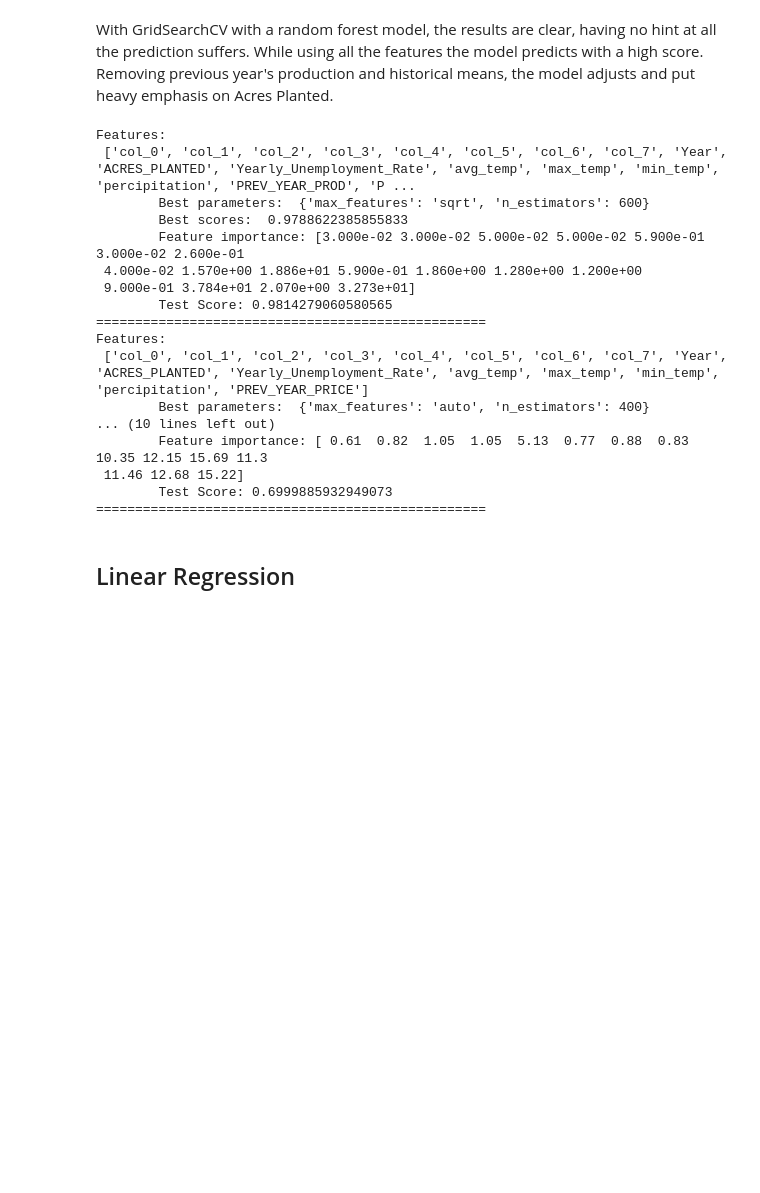
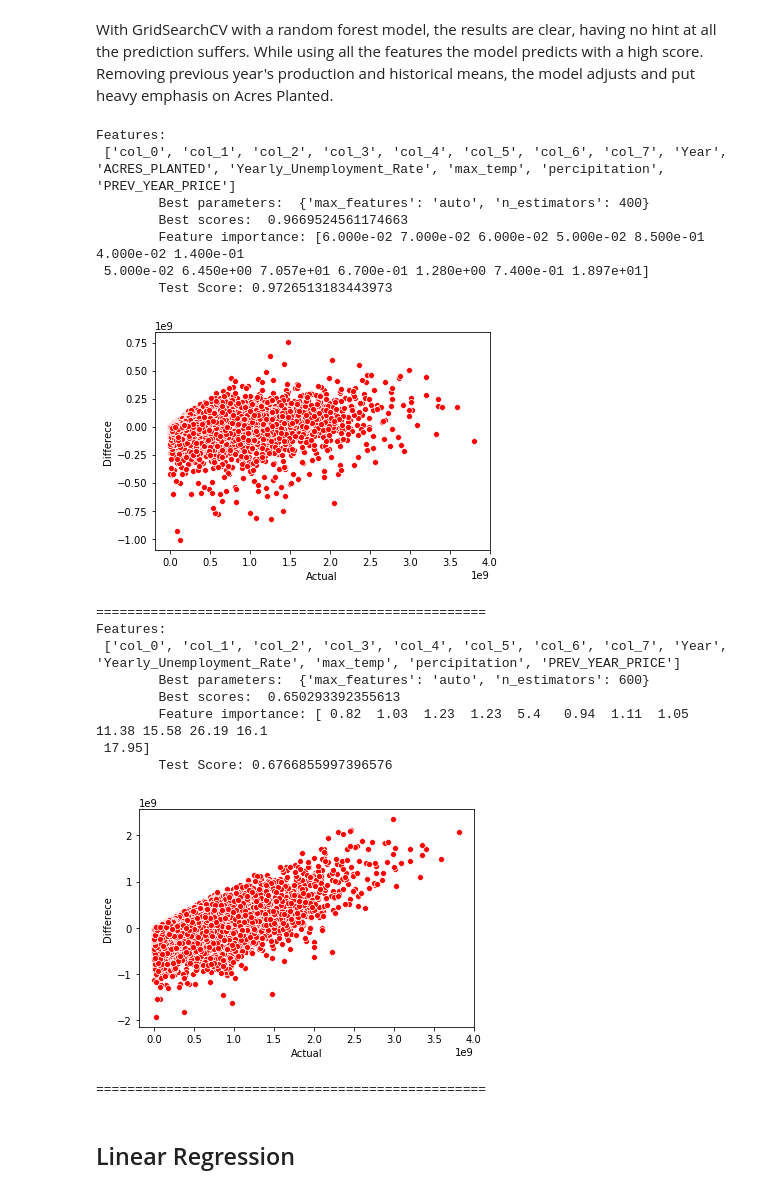
Before and after one commit to patelamol/springboard, a Jupyter notebook: Capstone 1/Scripts/Capstone 1 - Machine Learning.ipynb, the cells around one changed output. Drawn from its saved outputs; the diff is of its cells as text; code cells hidden in the pictures; blank space fills up the shorter version.

```diff
--- a/Capstone 1/Scripts/Capstone 1 - Machine Learning.ipynb
+++ b/Capstone 1/Scripts/Capstone 1 - Machine Learning.ipynb
@@ -72,0 +99,21 @@ There are two categorical columns that needs to be encoded, since regression doe
+# %%
+#Selecting features
+features_set = list(crop_df.columns)
+
+# dropping highly corrected features
+
+# Weather columns: most of them are highly correlated, but amoungs them Max tempeture has better correlation with target variable.
+# And percipitation is also less related to max temperatue. Keeping these two dropping others.
+features_set.remove('min_temp')
+features_set.remove('avg_temp')
+
+# Production related columns: all of them (ACRES_PLANTED, PREV_YEAR_PROD, MEAN) are highly correlated to production and among each other.
+# With such a high correction PREV_YEAR_PROD and MEAN, are direct hint to current year production.
+# Limiting to ACRES_PLANTED will keep model relatively balanced. removing remaining.
+features_set.remove('PREV_YEAR_PROD')
+features_set.remove('MEAN')
+
+#Finally dropping target variable.
+filtered_df = crop_df[features_set]
+del crop_df
+filtered_df.head()
@@ -99,10 +153,10 @@ Using hashing seems to be a good option, since it keeps the hashed columns indep
 We create three groups of features, all features, features with no hints about the production value (so excluding Acers planted, Previous year production and mean historical production) and then features with limited providing hint ( adding back Acers planted).
 # %%
 from category_encoders.hashing import HashingEncoder
-
-h_encoded_df = crop_df.copy()
+h_encoded_df = filtered_df.copy()
 hasher = HashingEncoder(return_df=True)
-h_encoded_df = hasher.fit_transform(crop_df)
+h_encoded_df = hasher.fit_transform(filtered_df)
+# h_encoded_df.drop(columns=['CROP','State-County'], inplace=True)
 print(h_encoded_df.head())
 
 #Creating feature list
@@ -111,12 +165,9 @@ hash_features.remove('PRODUCTION')
 
 #Features that has no hint of previous year production
 hintless_hashFeatures = hash_features.copy()
-hintless_hashFeatures.remove('PREV_YEAR_PROD')
-hintless_hashFeatures.remove('MEAN')
-small_hint_hashFeatures=hintless_hashFeatures.copy()
 hintless_hashFeatures.remove('ACRES_PLANTED')
 
-hash_features_set = [hash_features,small_hint_hashFeatures,hintless_hashFeatures]
+hash_features_set = [hash_features, hintless_hashFeatures]
 # %% [output]
    col_0  col_1  col_2  col_3  col_4  col_5  col_6  col_7  Year  \
 0      0      0      0      1      0      0      1      0  1985
@@ -168,31 +219,37 @@ def test_model(features,data, model_type):
     elif model_type=='linear':
         print('\tCoefficients: ',clf.best_estimator_.coef_)
     print('\tTest Score:',clf.score(X_test[features],y_test))
+    y_predict = clf.predict(X_test)
+    y_df = pd.DataFrame({'Actual':y_test,'Predicted':y_predict,'Differece':y_test-y_predict})
+    sns.scatterplot('Actual', 'Differece', data=y_df,markers=True,color='r')
+    plt.show()
+    del y_df
     print('='*50)
-    return clf
+#     return clf, clf.predict(X_test), y_train
 # %% [markdown]
 With GridSearchCV with a random forest model, the results are clear, having no hint at all the prediction suffers. While using all the features the model predicts with a high score. Removing previous year's production and historical means, the model adjusts and put heavy emphasis on Acres Planted.
 # %%
-for feature in hash_features_set:
-    clf = test_model(feature, h_encoded_df,'random_forest')
+for i, feature in enumerate(hash_features_set):
+    test_model(feature, h_encoded_df,'random_forest')
 # %% [output]
 Features:
- ['col_0', 'col_1', 'col_2', 'col_3', 'col_4', 'col_5', 'col_6', 'col_7', 'Year', 'ACRES_PLANTED', 'Yearly_Unemployment_Rate', 'avg_temp', 'max_temp', 'min_temp', 'percipitation', 'PREV_YEAR_PROD', 'P ...
-        Best parameters:  {'max_features': 'sqrt', 'n_estimators': 600}
-        Best scores:  0.9788622385855833
-        Feature importance: [3.000e-02 3.000e-02 5.000e-02 5.000e-02 5.900e-01 3.000e-02 2.600e-01
- 4.000e-02 1.570e+00 1.886e+01 5.900e-01 1.860e+00 1.280e+00 1.200e+00
- 9.000e-01 3.784e+01 2.070e+00 3.273e+01]
-        Test Score: 0.9814279060580565
-==================================================
-Features:
- ['col_0', 'col_1', 'col_2', 'col_3', 'col_4', 'col_5', 'col_6', 'col_7', 'Year', 'ACRES_PLANTED', 'Yearly_Unemployment_Rate', 'avg_temp', 'max_temp', 'min_temp', 'percipitation', 'PREV_YEAR_PRICE']
+ ['col_0', 'col_1', 'col_2', 'col_3', 'col_4', 'col_5', 'col_6', 'col_7', 'Year', 'ACRES_PLANTED', 'Yearly_Unemployment_Rate', 'max_temp', 'percipitation', 'PREV_YEAR_PRICE']
         Best parameters:  {'max_features': 'auto', 'n_estimators': 400}
-... (10 lines left out)
-        Feature importance: [ 0.61  0.82  1.05  1.05  5.13  0.77  0.88  0.83 10.35 12.15 15.69 11.3
- 11.46 12.68 15.22]
-        Test Score: 0.6999885932949073
-==================================================
+        Best scores:  0.9669524561174663
+        Feature importance: [6.000e-02 7.000e-02 6.000e-02 5.000e-02 8.500e-01 4.000e-02 1.400e-01
+ 5.000e-02 6.450e+00 7.057e+01 6.700e-01 1.280e+00 7.400e-01 1.897e+01]
+        Test Score: 0.9726513183443973
+[figure, added]
+==================================================
+Features:
+ ['col_0', 'col_1', 'col_2', 'col_3', 'col_4', 'col_5', 'col_6', 'col_7', 'Year', 'Yearly_Unemployment_Rate', 'max_temp', 'percipitation', 'PREV_YEAR_PRICE']
+        Best parameters:  {'max_features': 'auto', 'n_estimators': 600}
+        Best scores:  0.650293392355613
+        Feature importance: [ 0.82  1.03  1.23  1.23  5.4   0.94  1.11  1.05 11.38 15.58 26.19 16.1
+ 17.95]
+        Test Score: 0.6766855997396576
+[figure, added]
+==================================================
 # %% [markdown]
 ## Linear Regression
 # %% [markdown]
```
Also changed, not shown: parts of 8 cells of this notebook.
